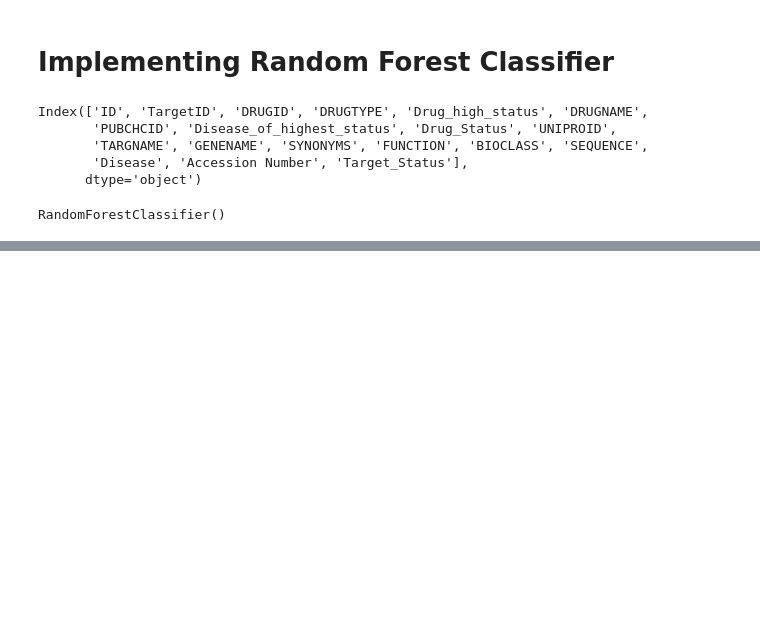
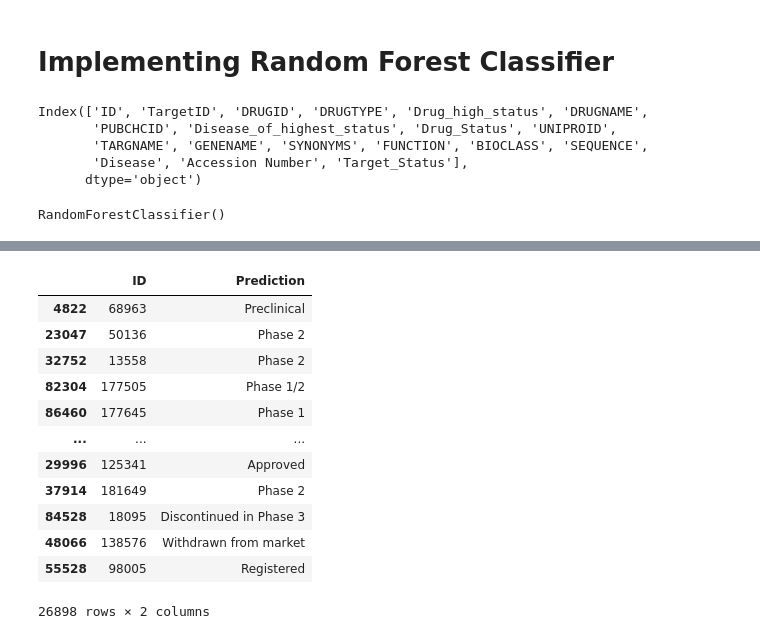
Before and after one commit to SianRods/NEXUS_ML, a Jupyter notebook: Model_Implementation.ipynb, the cells around one changed output, grey strips where cells are left out. Drawn from its saved outputs; the diff is of its cells as text; code cells hidden in the pictures; blank space fills up the shorter version.

```diff
--- a/Model_Implementation.ipynb
+++ b/Model_Implementation.ipynb
@@ -203,0 +256,18 @@ weighted avg       0.88      0.88      0.88     26898
+# %%
+true_df=drug_df[['ID','Prediction']].iloc[Y2_series.index]
+# %%
+true_df
+# %% [output]
+|  | ID | Prediction |
+| 4822 | 68963 | Preclinical |
+| 23047 | 50136 | Phase 2 |
+| 32752 | 13558 | Phase 2 |
+| 82304 | 177505 | Phase 1/2 |
+| 86460 | 177645 | Phase 1 |
+| ... | ... | ... |
+| 29996 | 125341 | Approved |
+| 37914 | 181649 | Phase 2 |
+| 84528 | 18095 | Discontinued in Phase 3 |
+| 48066 | 138576 | Withdrawn from market |
+| 55528 | 98005 | Registered |
+26898 rows × 2 columns
```
Also changed, not shown: parts of 18 cells of this notebook, 2 other files.
